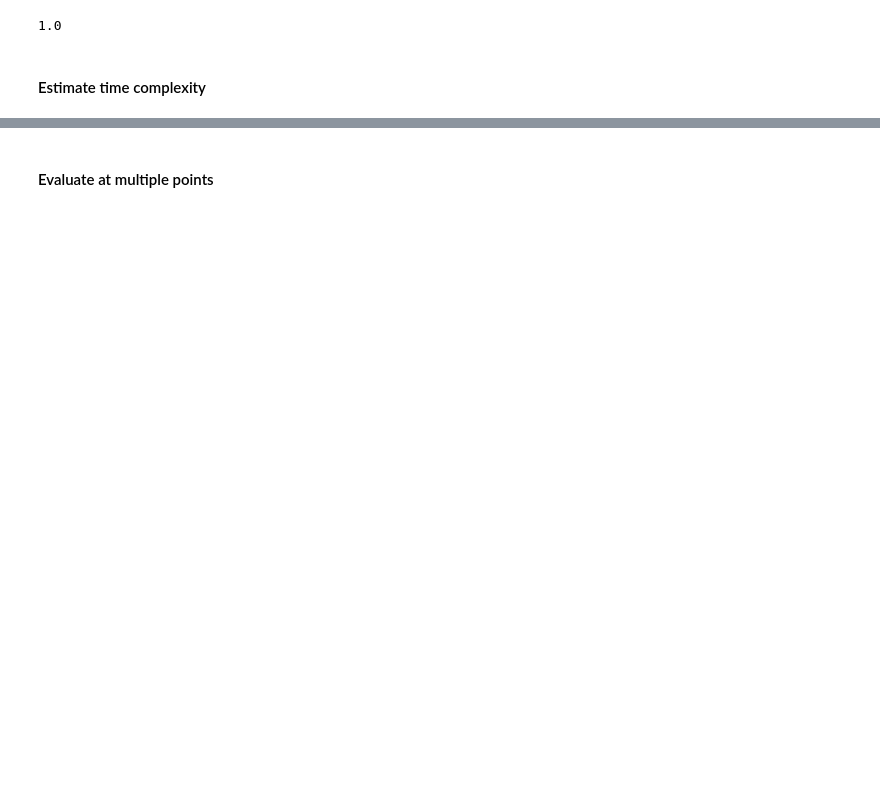
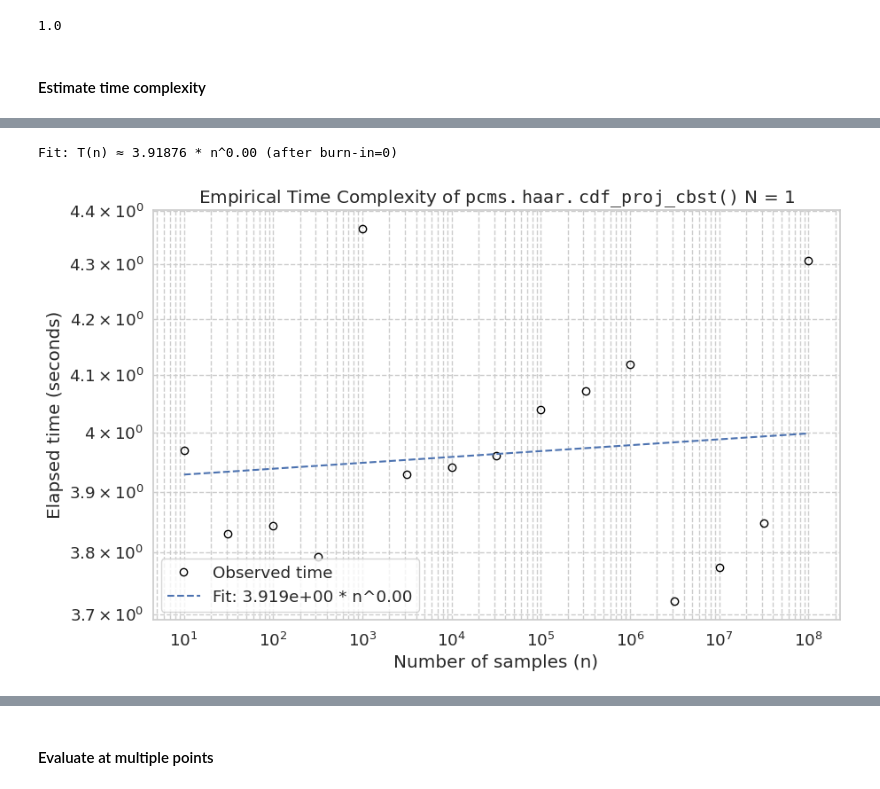
Before and after one commit to spsvihla/pcms, a Jupyter notebook: notebooks/haar_like_wavelets_level_of_significance.ipynb, the cells around one changed output, grey strips where cells are left out. Drawn from its saved outputs; the diff is of its cells as text; code cells hidden in the pictures; blank space fills up the shorter version.

```diff
--- a/notebooks/haar_like_wavelets_level_of_significance.ipynb
+++ b/notebooks/haar_like_wavelets_level_of_significance.ipynb
@@ -138,0 +183,49 @@ Approximate empirical time complexity (after burn-in): O(n^1.00)
+# %%
+burn_in = 0
+
+# ---- Fit in log–log space ----
+log_sizes = np.log10(sizes2)
+log_times = np.log10(times2)
+
+slope_time, intercept_time, _, _, _ = linregress(
+    log_sizes[burn_in:], log_times[burn_in:]
+)
+alpha = slope_time
+a = 10**intercept_time  # coefficient
+
+print(f"Fit: T(n) ≈ {a:.6g} * n^{alpha:.2f} (after burn-in={burn_in})")
+
+# Predicted times
+fit_times = a * sizes2**alpha
+
+# ---- Plot ----
+fig, ax = plt.subplots(figsize=(10, 6))
+
+# Observed times: black hollow circles
+ax.loglog(
+    sizes2, times2,
+    linestyle='',
+    marker='o',
+    markerfacecolor='none',
+    markeredgecolor='black',
+    label='Observed time'
+)
+
+# Best-fit line
+ax.loglog(
+    sizes2, fit_times,
+    linestyle='--',
+    color='C0',
+    label=f"Fit: {a:.3e} * n^{alpha:.2f}"
+)
+
+ax.set_xlabel("Number of samples (n)")
+ax.set_ylabel("Elapsed time (seconds)")
+ax.set_title(r"Empirical Time Complexity of $\mathtt{pcms.haar.cdf\_proj\_cbst()}$ N = 1")
+ax.legend()
+ax.grid(True, which="both", ls="--")
+
+plt.show()
+# %% [output]
+Fit: T(n) ≈ 3.91876 * n^0.00 (after burn-in=0)
+[figure, added]
```
Also changed, not shown: parts of 34 cells of this notebook, 2 other files.
